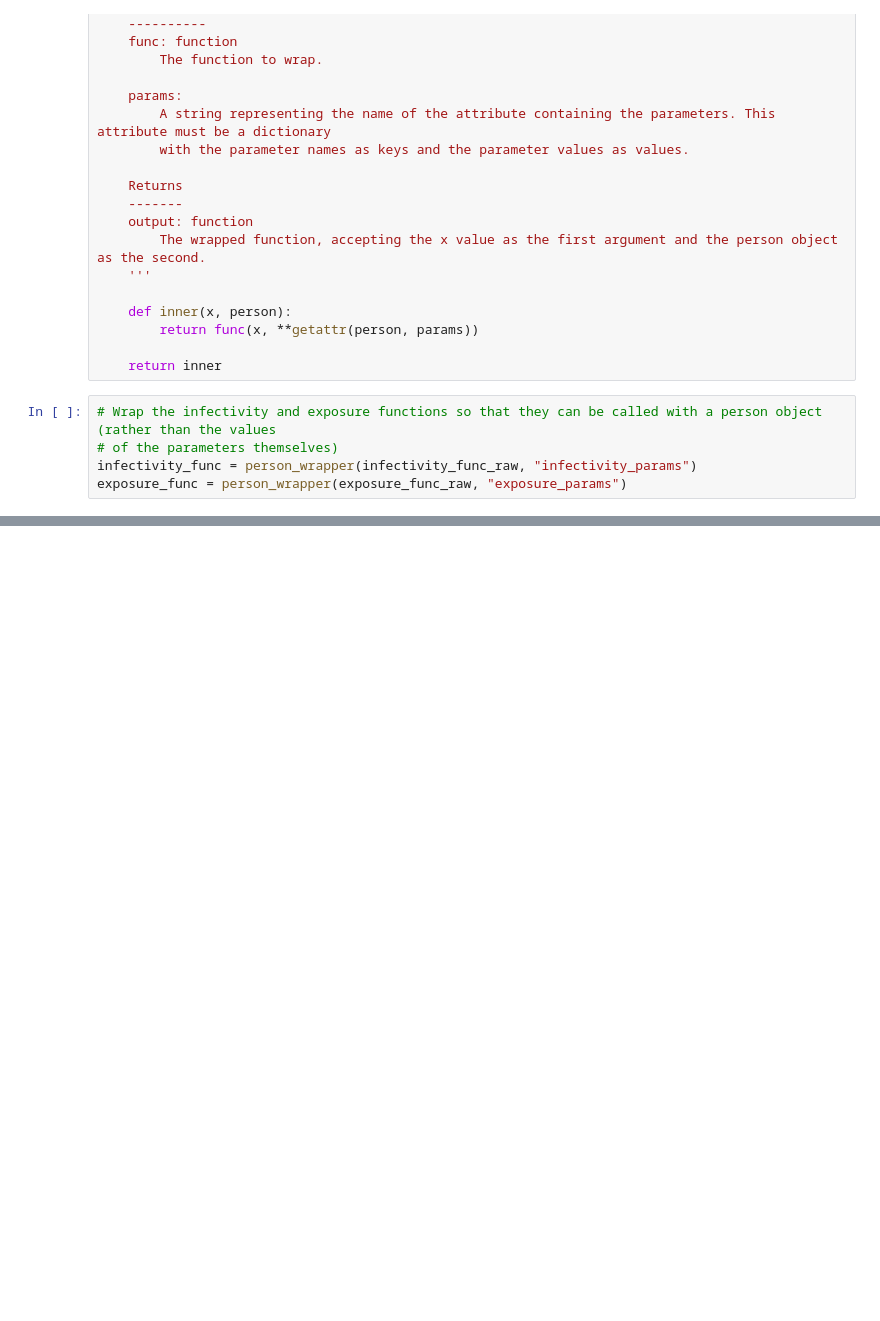
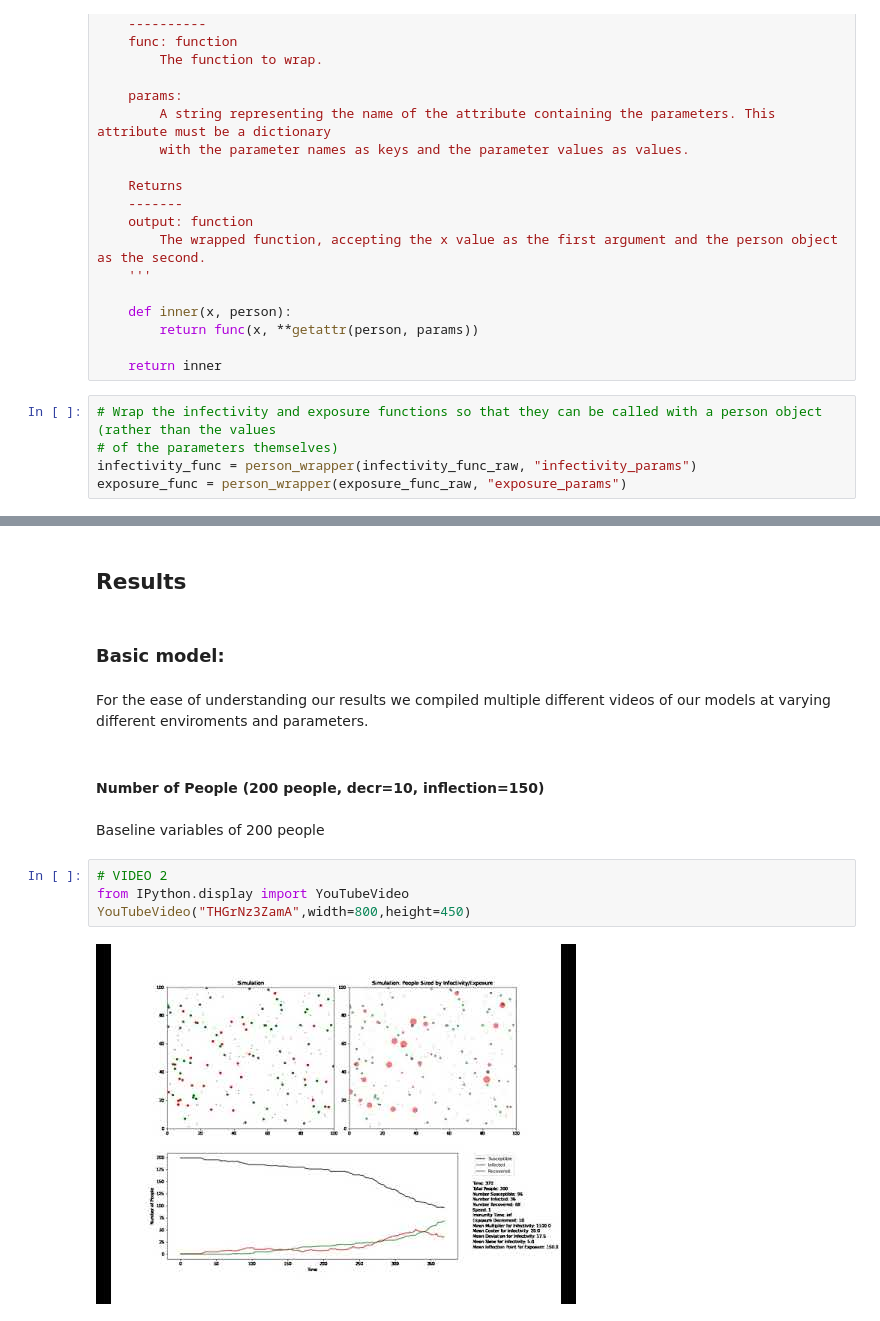
Before and after one commit to chettle3/ABM_Disease_Modeling, a Jupyter notebook: FinalProject.ipynb, the cells around one changed output, grey strips where cells are left out. Drawn from its saved outputs; the diff is of its cells as text; blank space fills up the shorter version.

```diff
--- a/FinalProject.ipynb
+++ b/FinalProject.ipynb
@@ -924,0 +997,16 @@ while True: # Create an infinite loop, which can be ended with the stop button i
+# %% [markdown]
+## Results <a class="anchor" id="Results"></a>
+# %% [markdown]
+### Basic model: <a class="anchor" id="Basic"></a>
+# %% [markdown]
+For the ease of understanding our results we compiled multiple different videos of our models at varying different enviroments and parameters.
+# %% [markdown]
+#### Number of People (200 people, decr=10, inflection=150) <a class="anchor" id="n1"></a>
+# %% [markdown]
+Baseline variables of 200 people
+# %%
+# VIDEO 2
+from IPython.display import YouTubeVideo
+YouTubeVideo("THGrNz3ZamA",width=800,height=450)
+# %% [output]
+[figure, added]
```
Also changed, not shown: parts of 96 cells of this notebook.
